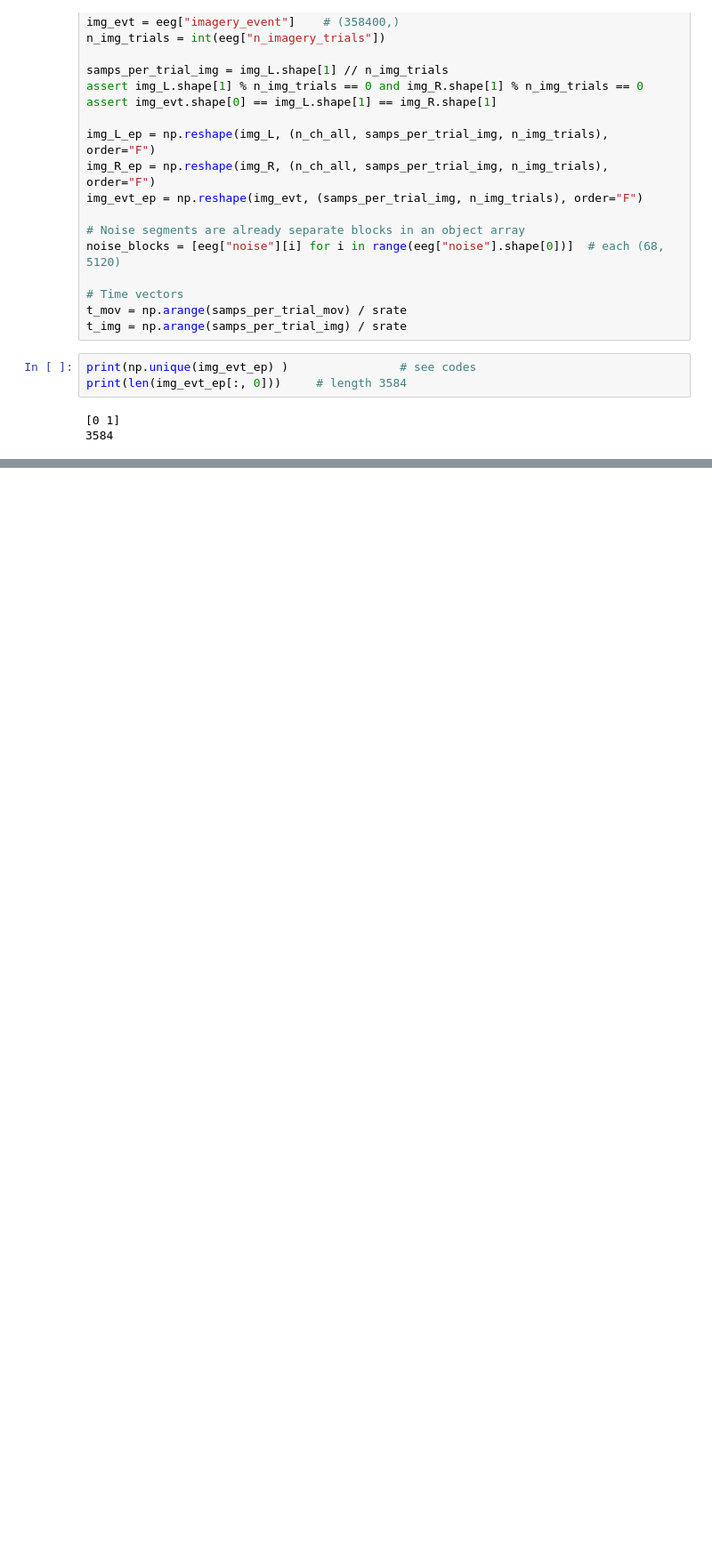
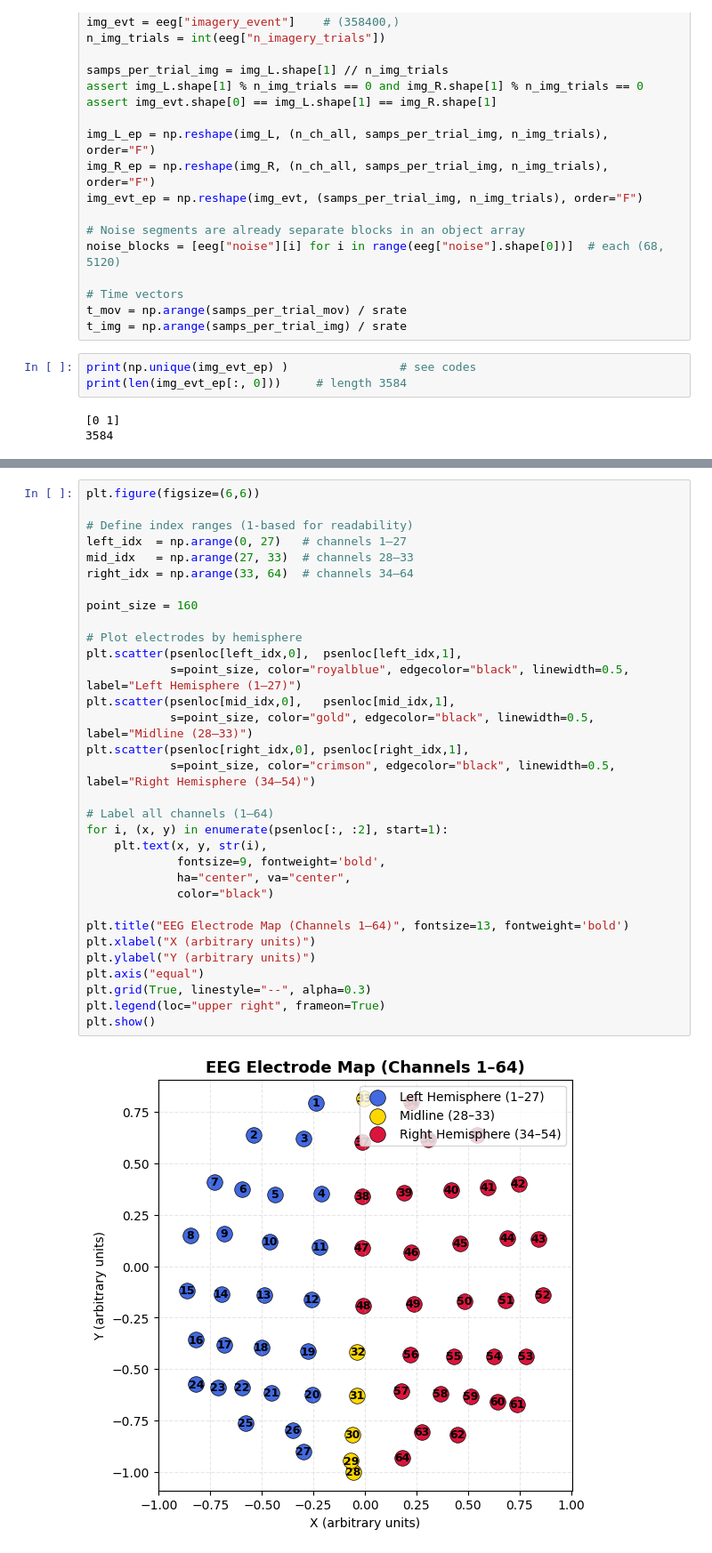
Before and after one commit to cplm98/left_right_hand_mi, a Jupyter notebook: data_check.ipynb, the cells around one changed output, grey strips where cells are left out. Shown at 89% size. Saved outputs shown, nothing was run; the diff lists cells and outputs as text; blank space fills up the shorter version.

```diff
--- a/data_check.ipynb
+++ b/data_check.ipynb
@@ -140,0 +175,34 @@ print(len(img_evt_ep[:, 0]))     # length 3584
+# %%
+plt.figure(figsize=(6,6))
+
+# Define index ranges (1-based for readability)
+left_idx  = np.arange(0, 27)   # channels 1–27
+mid_idx   = np.arange(27, 33)  # channels 28–33
+right_idx = np.arange(33, 64)  # channels 34–64
+
+point_size = 160
+
+# Plot electrodes by hemisphere
+plt.scatter(psenloc[left_idx,0],  psenloc[left_idx,1],
+            s=point_size, color="royalblue", edgecolor="black", linewidth=0.5, label="Left Hemisphere (1–27)")
+plt.scatter(psenloc[mid_idx,0],   psenloc[mid_idx,1],
+            s=point_size, color="gold", edgecolor="black", linewidth=0.5, label="Midline (28–33)")
+plt.scatter(psenloc[right_idx,0], psenloc[right_idx,1],
+            s=point_size, color="crimson", edgecolor="black", linewidth=0.5, label="Right Hemisphere (34–54)")
+
+# Label all channels (1–64)
+for i, (x, y) in enumerate(psenloc[:, :2], start=1):
+    plt.text(x, y, str(i),
+             fontsize=9, fontweight='bold',
+             ha="center", va="center",
+             color="black")
+
+plt.title("EEG Electrode Map (Channels 1–64)", fontsize=13, fontweight='bold')
+plt.xlabel("X (arbitrary units)")
+plt.ylabel("Y (arbitrary units)")
+plt.axis("equal")
+plt.grid(True, linestyle="--", alpha=0.3)
+plt.legend(loc="upper right", frameon=True)
+plt.show()
+# %% [output]
+[figure, added]
```
Also changed, not shown: parts of 7 cells of this notebook, 6 other files.
